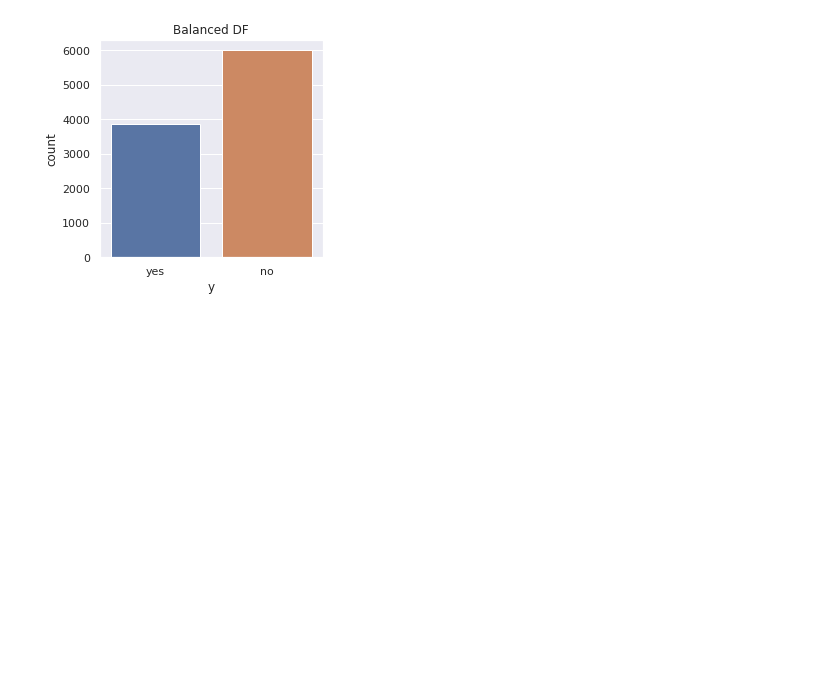
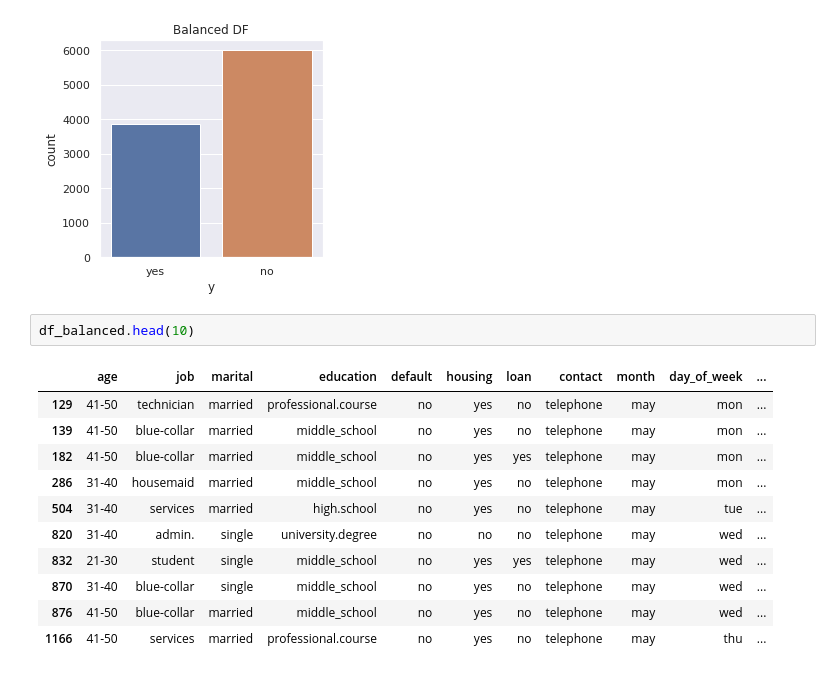
Before and after one commit to jgayosof/logistic-regression-project-tutorial, a Jupyter notebook: src/explore.ipynb, the cells around one changed output. Cells and saved outputs as stored; diff of their text form; blank space fills up the shorter version.

```diff
--- a/src/example.ipynb
+++ b/src/explore.ipynb
@@ -757,3 +762,17 @@ plt.title('Balanced DF')
 plt.show()
 # %% [output]
 [figure]
+# %%
+df_balanced.head(10)
+# %% [output]
+|  | age | job | marital | education | default | housing | loan | contact | month | day_of_week | ... |
+| 129 | 41-50 | technician | married | professional.course | no | yes | no | telephone | may | mon | ... |
+| 139 | 41-50 | blue-collar | married | middle_school | no | yes | no | telephone | may | mon | ... |
+| 182 | 41-50 | blue-collar | married | middle_school | no | yes | yes | telephone | may | mon | ... |
+| 286 | 31-40 | housemaid | married | middle_school | no | yes | no | telephone | may | mon | ... |
+| 504 | 31-40 | services | married | high.school | no | yes | no | telephone | may | tue | ... |
+| 820 | 31-40 | admin. | single | university.degree | no | no | no | telephone | may | wed | ... |
+| 832 | 21-30 | student | single | middle_school | no | yes | yes | telephone | may | wed | ... |
+| 870 | 31-40 | blue-collar | single | middle_school | no | yes | no | telephone | may | wed | ... |
+| 876 | 41-50 | blue-collar | married | middle_school | no | yes | no | telephone | may | wed | ... |
+| 1166 | 41-50 | services | married | professional.course | no | yes | no | telephone | may | thu | ... |
```
Also changed, not shown: parts of 46 cells of this notebook.
